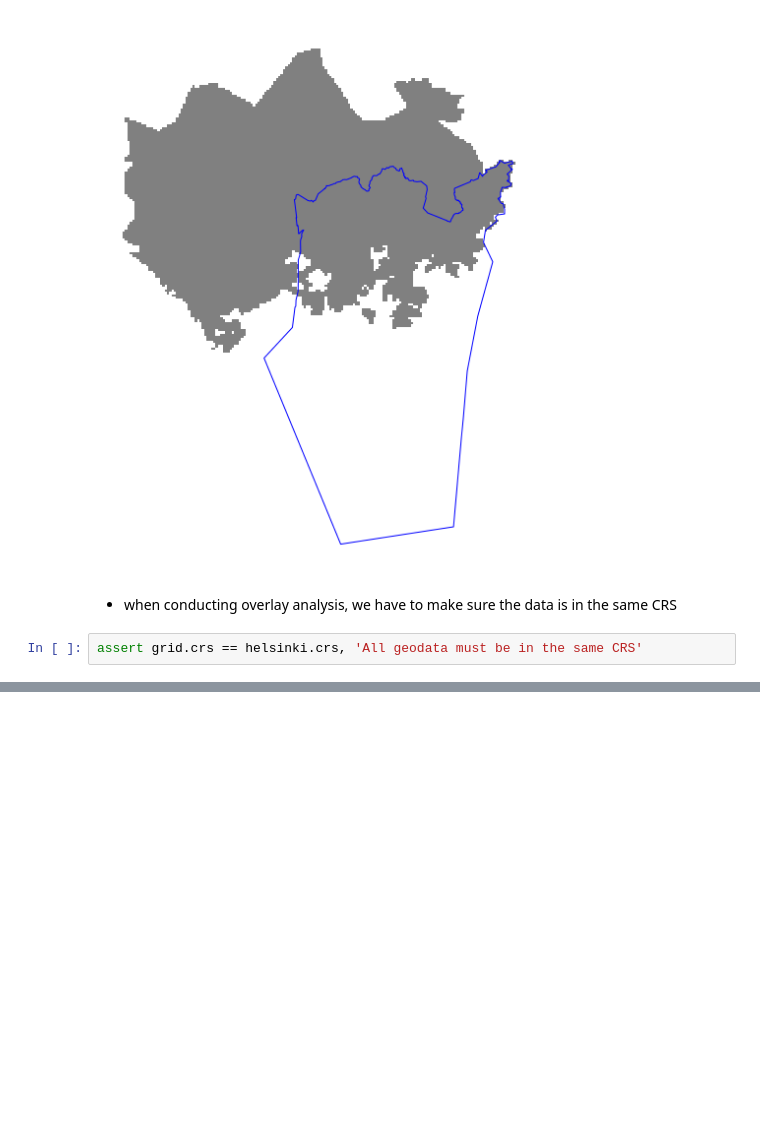
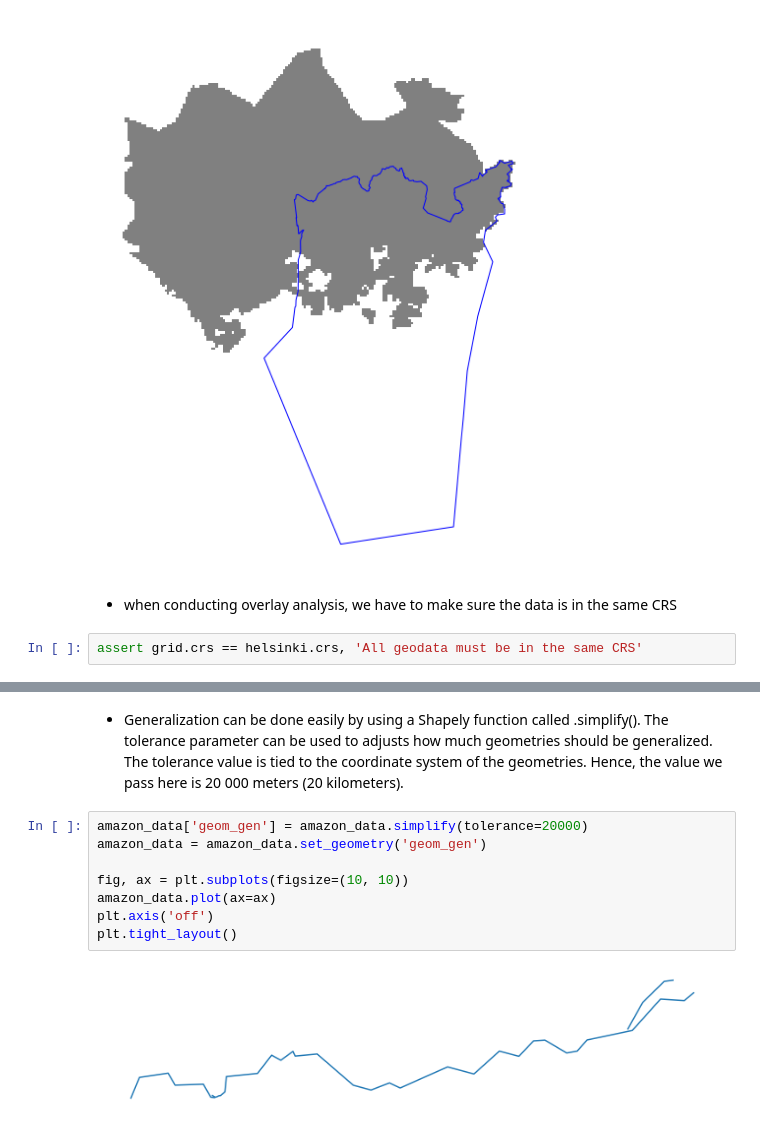
Before and after one commit to Joe-Degs/AutoGIS, a Jupyter notebook: lesson4/overlay_analysis.ipynb, the cells around one changed output, grey strips where cells are left out. Saved outputs shown, nothing was run; the diff lists cells and outputs as text; blank space fills up the shorter version.

```diff
--- a/lesson4/overlay_analysis.ipynb
+++ b/lesson4/overlay_analysis.ipynb
@@ -39,0 +155,12 @@ assert grid.crs == helsinki.crs, 'All geodata must be in the same CRS'
+# %% [markdown]
+- Generalization can be done easily by using a Shapely function called .simplify(). The tolerance parameter can be used to adjusts how much geometries should be generalized. The tolerance value is tied to the coordinate system of the geometries. Hence, the value we pass here is 20 000 meters (20 kilometers).
+# %%
+amazon_data['geom_gen'] = amazon_data.simplify(tolerance=20000)
+amazon_data = amazon_data.set_geometry('geom_gen')
+
+fig, ax = plt.subplots(figsize=(10, 10))
+amazon_data.plot(ax=ax)
+plt.axis('off')
+plt.tight_layout()
+# %% [output]
+[figure, added]
```
Also changed, not shown: parts of 17 cells of this notebook, 1 other file.
